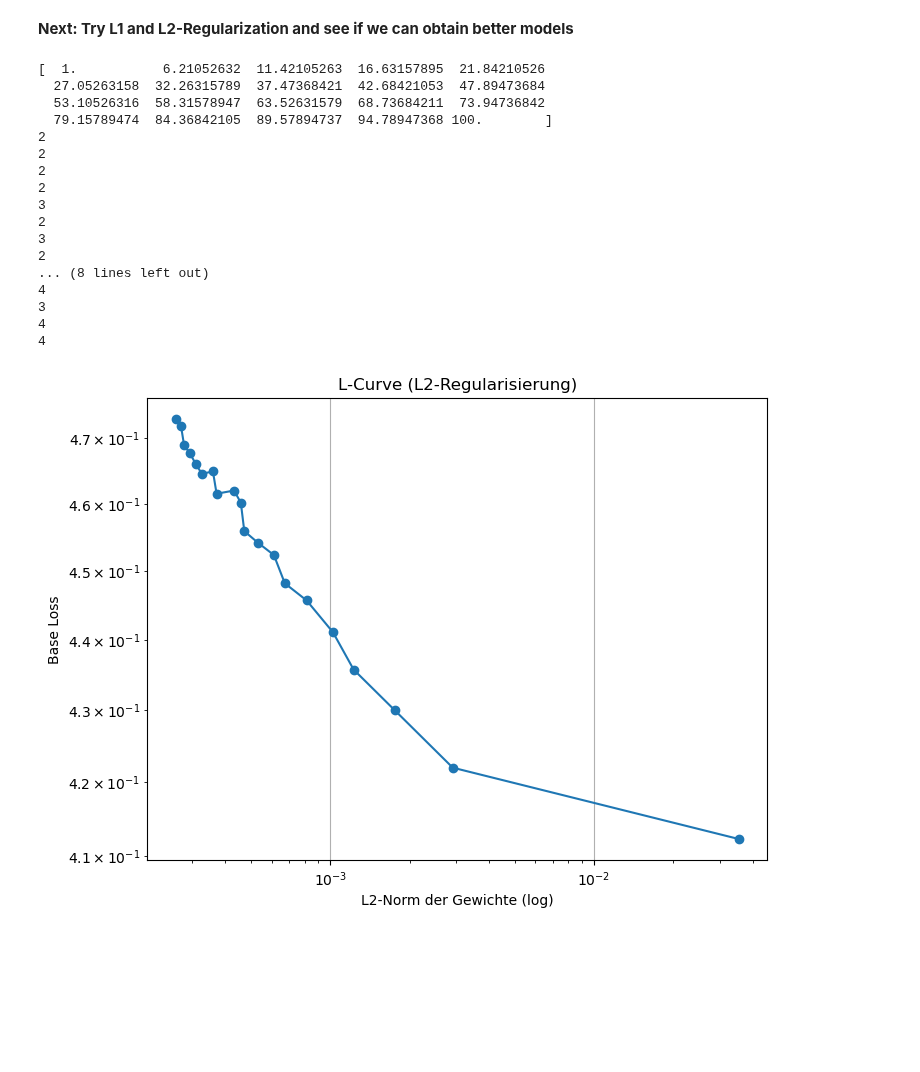
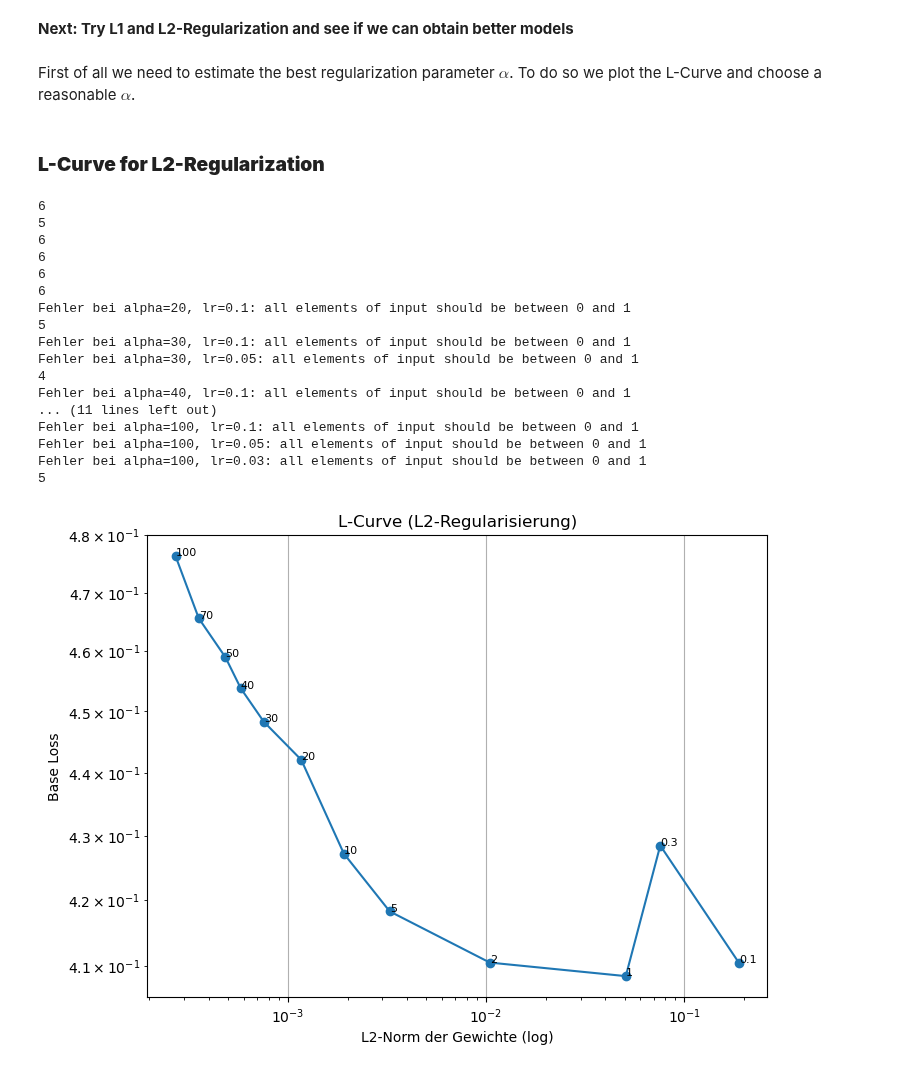
Before and after one commit to FelixFritz02/MasterKL, a Jupyter notebook: AI Numerics/Data Challenge/Logistic_Regression.ipynb, the cells around one changed output. Drawn from its saved outputs; the diff is of its cells as text; code cells hidden in the pictures; blank space fills up the shorter version.

Commit message:
Model Validation

```diff
--- a/AI Numerics/Data Challenge/Logistic_Regression.ipynb
+++ b/AI Numerics/Data Challenge/Logistic_Regression.ipynb
@@ -314,53 +249,74 @@ Durchschnittliche Accuracy: 0.7530
 # %% [markdown]
 **Next: Try L1 and L2-Regularization and see if we can obtain better models**
+# %% [markdown]
+First of all we need to estimate the best regularization parameter $\alpha$. To do so we plot the L-Curve and choose a reasonable $\alpha$.
+# %% [markdown]
+### **L-Curve for L2-Regularization**
 # %%
-alphas = np.linspace(1,100,20)      #irgendwas wählen was exponentiell wächst ist besser
-l1_norms = []
+alphas = [0.1, 0.3, 1, 2, 5, 10, 20, 30, 40, 50, 70, 100]
+l2_norms = []
 base_losses = []
 
 for alpha in alphas:
     model_total_losses = []
     model_l_losses = []
     model_base_losses = []
-    for lr in [0.005, 0.001, 0.0005, 0.0001, 0.00005]:
-        model = LR_complete(input_dimensions=X.shape[1])
-        model.fit(X, y, regularization='l2', alpha=alpha, learning_rate=lr)
-        model_total_losses.append(model.final_total_loss)
-        model_l_losses.append(model.l2_norm)
-        model_base_losses.append(model.final_base_loss)
+    for lr in [0.1, 0.05, 0.03, 0.01, 0.005, 0.001, 0.0005, 0.0001, 0.00005]:
+        try:
+            model = LR_complete(input_dimensions=X.shape[1])
+            model.fit(X, y, regularization='l2', alpha=alpha, learning_rate=lr)
+
+            # Prüfen auf NaN oder zu hohe Werte
+            if np.isnan(model.final_total_loss) or model.final_total_loss > 1e6:
+                raise ValueError("Unplausibler Verlust")
+
+            model_total_losses.append(model.final_total_loss)
+            model_l_losses.append(model.l2_norm)
+            model_base_losses.append(model.final_base_loss)
+
+        except Exception as e:
+            print(f"Fehler bei alpha={alpha}, lr={lr}: {e}")
+            continue  # nächsten Lernratenwert versuchen
+
+    # Falls keine gültige Kombination gefunden wurde, überspringen
+    if not model_total_losses:
+        print(f"Keine gültigen Ergebnisse für alpha={alpha}")
+        continue
 
     i = np.argmin(model_total_losses)
 
     print(i)
 
-    l1_norms.append(model_l_losses[i])
+    l2_norms.append(model_l_losses[i])
     base_losses.append(model_base_losses[i])
 
 plt.figure(figsize=(8, 6))
-plt.plot(l1_norms, base_losses, marker='o')
+plt.plot(l2_norms, base_losses, marker='o')
 plt.xscale('log')
 plt.yscale('log')
 plt.xlabel("L2-Norm der Gewichte (log)")
 plt.ylabel("Base Loss")
 plt.title("L-Curve (L2-Regularisierung)")
 plt.grid(True)
+for i, txt in enumerate(alphas):
+    plt.annotate(f"{txt}", (l2_norms[i], base_losses[i]), fontsize=8)
 plt.show()
 # %% [output]
-[  1.           6.21052632  11.42105263  16.63157895  21.84210526
-  27.05263158  32.26315789  37.47368421  42.68421053  47.89473684
-  53.10526316  58.31578947  63.52631579  68.73684211  73.94736842
-  79.15789474  84.36842105  89.57894737  94.78947368 100.        ]
-2
-2
-2
-2
-3
-2
-3
-2
-... (8 lines left out)
+6
+5
+6
+6
+6
+6
+Fehler bei alpha=20, lr=0.1: all elements of input should be between 0 and 1
+5
+Fehler bei alpha=30, lr=0.1: all elements of input should be between 0 and 1
+Fehler bei alpha=30, lr=0.05: all elements of input should be between 0 and 1
 4
-3
-4
-4
+Fehler bei alpha=40, lr=0.1: all elements of input should be between 0 and 1
+... (11 lines left out)
+Fehler bei alpha=100, lr=0.1: all elements of input should be between 0 and 1
+Fehler bei alpha=100, lr=0.05: all elements of input should be between 0 and 1
+Fehler bei alpha=100, lr=0.03: all elements of input should be between 0 and 1
+5
-[figure, old version]
+[figure, new version]
```
Also changed, not shown: parts of 12 cells of this notebook.
